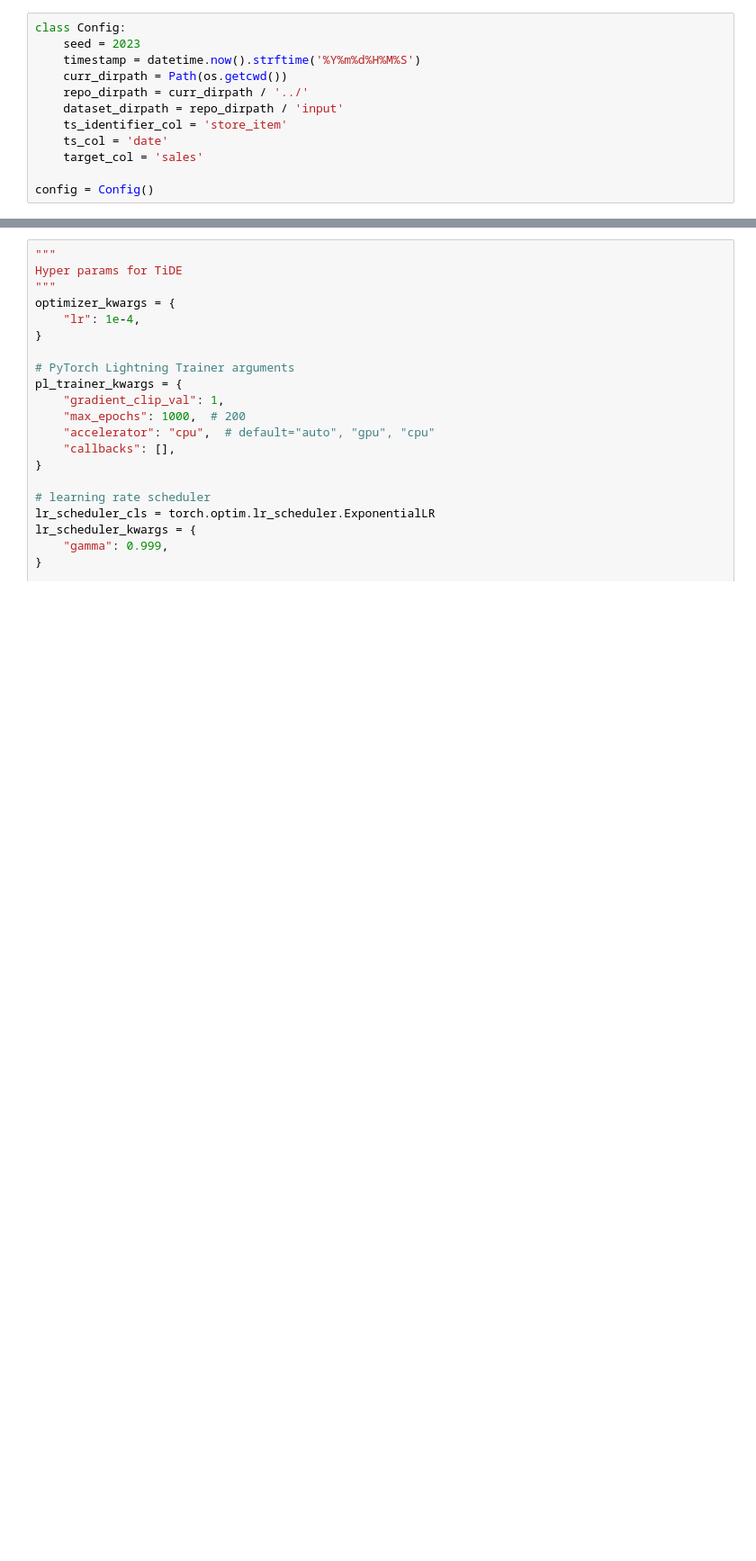
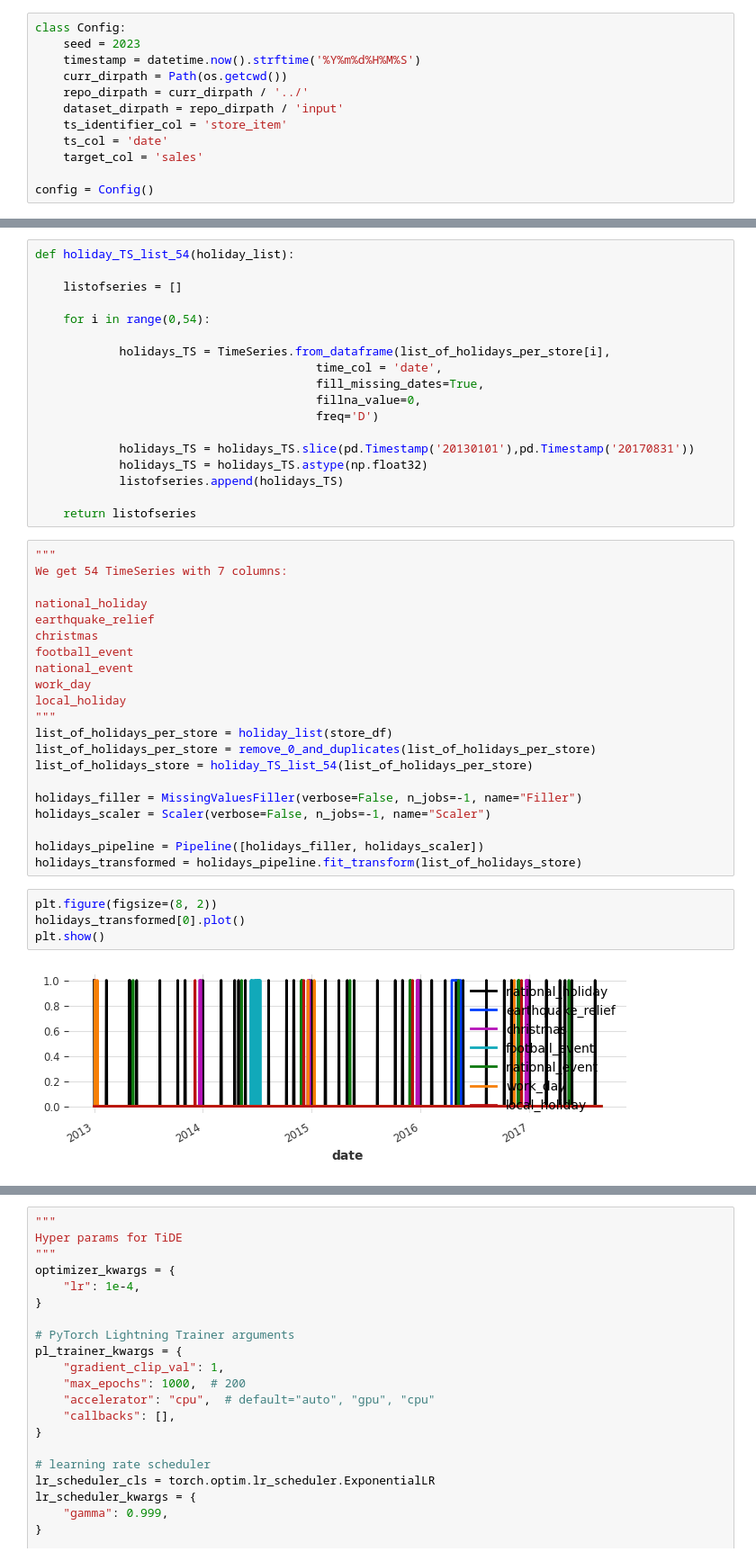
Before and after one commit to caron14/sales_forecasts_walmart, a Jupyter notebook: notebooks/baseline.ipynb, the cells around one changed output, grey strips where cells are left out. Shown at 90% size. Saved outputs shown, nothing was run; the diff lists cells and outputs as text; blank space fills up the shorter version.

```diff
--- a/notebooks/baseline.ipynb
+++ b/notebooks/baseline.ipynb
@@ -276,0 +416,45 @@ for _series in series:
+# %%
+def holiday_TS_list_54(holiday_list):
+
+    listofseries = []
+
+    for i in range(0,54):
+
+            holidays_TS = TimeSeries.from_dataframe(list_of_holidays_per_store[i],
+                                        time_col = 'date',
+                                        fill_missing_dates=True,
+                                        fillna_value=0,
+                                        freq='D')
+
+            holidays_TS = holidays_TS.slice(pd.Timestamp('20130101'),pd.Timestamp('20170831'))
+            holidays_TS = holidays_TS.astype(np.float32)
+            listofseries.append(holidays_TS)
+
+    return listofseries
+# %%
+"""
+We get 54 TimeSeries with 7 columns:
+
+national_holiday
+earthquake_relief
+christmas
+football_event
+national_event
+work_day
+local_holiday
+"""
+list_of_holidays_per_store = holiday_list(store_df)
+list_of_holidays_per_store = remove_0_and_duplicates(list_of_holidays_per_store)
+list_of_holidays_store = holiday_TS_list_54(list_of_holidays_per_store)
+
+holidays_filler = MissingValuesFiller(verbose=False, n_jobs=-1, name="Filler")
+holidays_scaler = Scaler(verbose=False, n_jobs=-1, name="Scaler")
+
+holidays_pipeline = Pipeline([holidays_filler, holidays_scaler])
+holidays_transformed = holidays_pipeline.fit_transform(list_of_holidays_store)
+# %%
+plt.figure(figsize=(8, 2))
+holidays_transformed[0].plot()
+plt.show()
+# %% [output]
+[figure, added]
```
Also changed, not shown: parts of 78 cells of this notebook.
